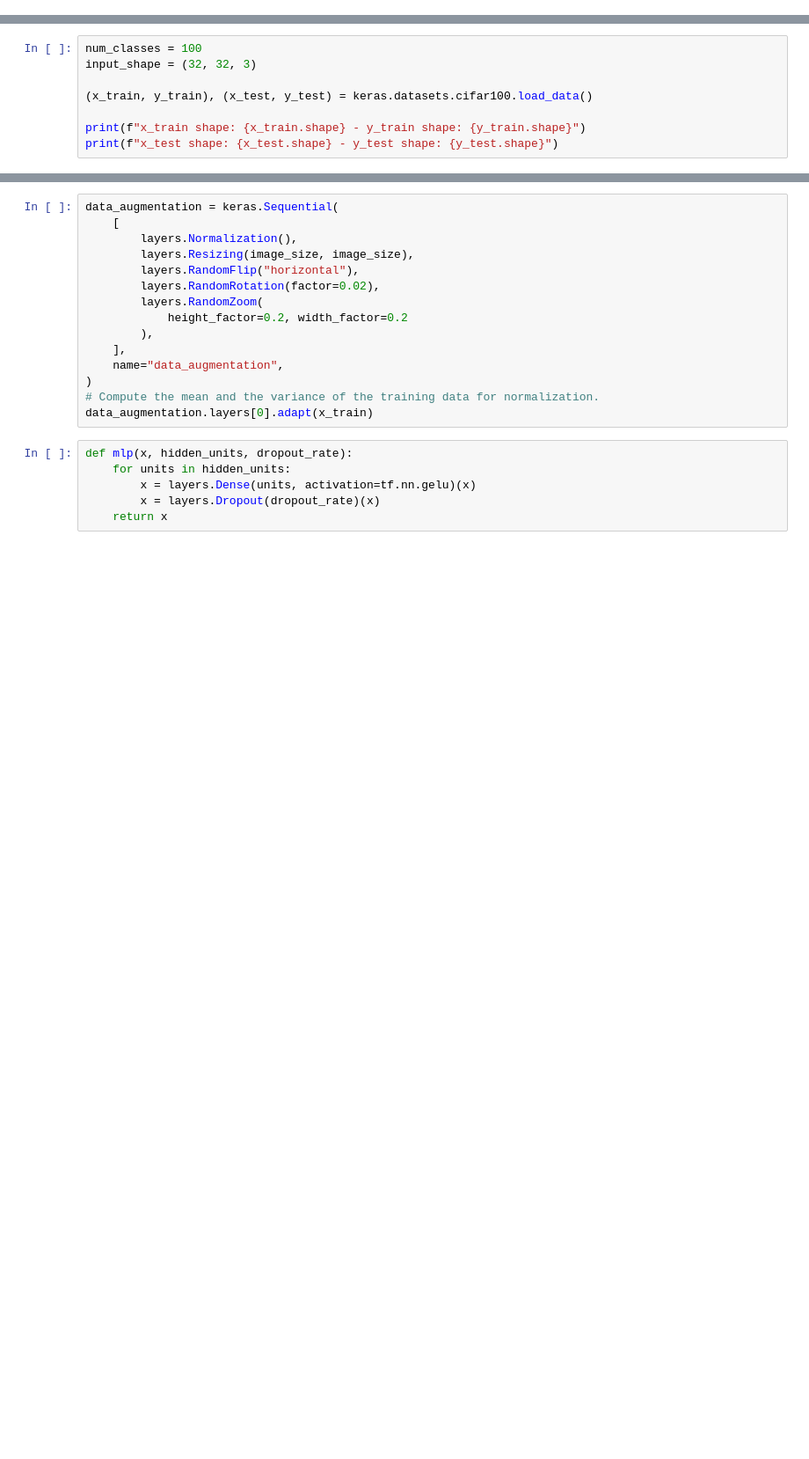
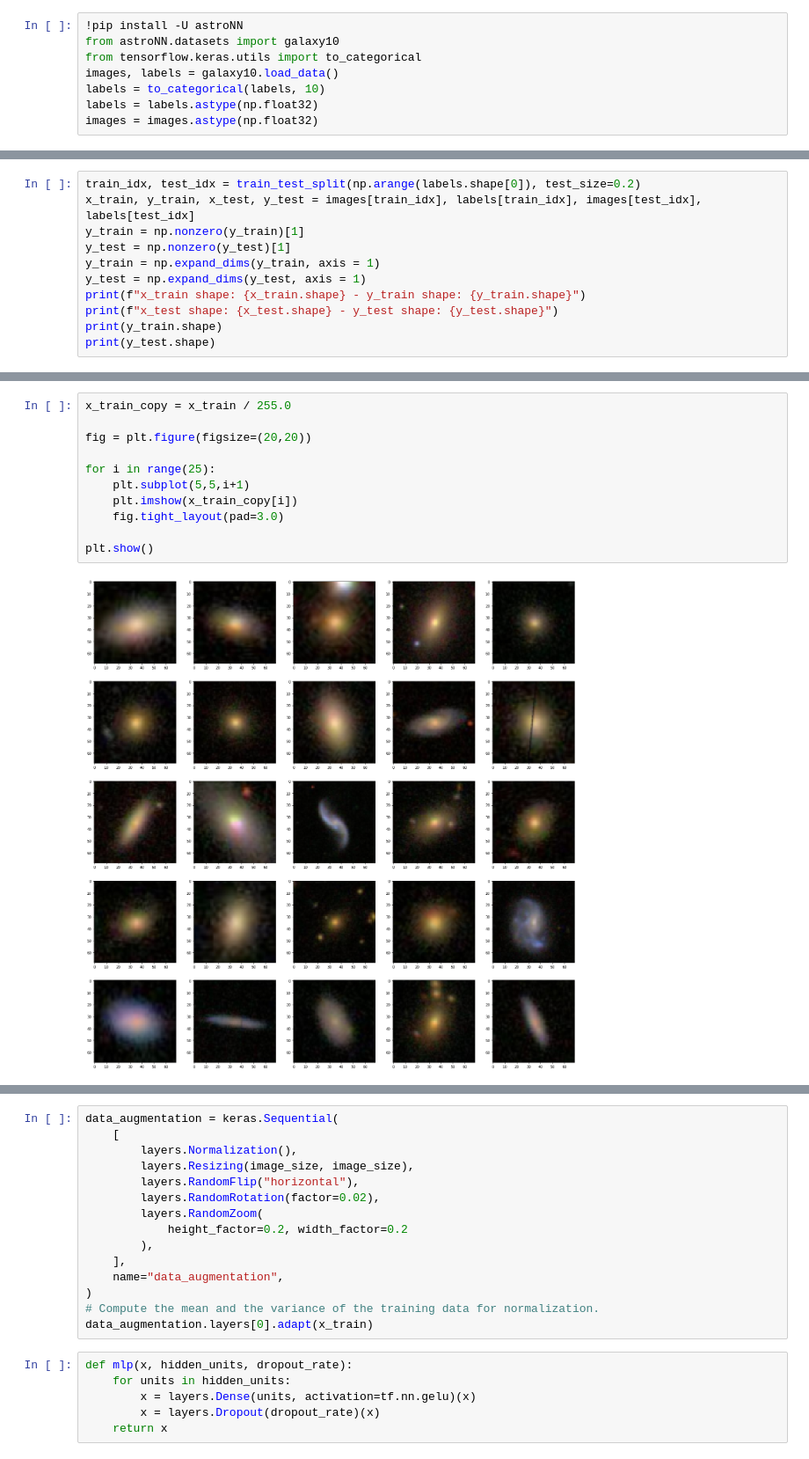
Before and after one commit to Kathy-Peng/Vision-Transformer-for-Galaxy-Classifier, a Jupyter notebook: Vision_Transformer_for_Galaxy_Classification.ipynb, the cells around one changed output, grey strips where cells are left out. Shown at 88% size. Cells and saved outputs as stored; diff of their text form; blank space fills up the shorter version.

Commit message:
finished training

```diff
--- a/Vision_Transformer_for_Galaxy_Classification.ipynb
+++ b/Vision_Transformer_for_Galaxy_Classification.ipynb
@@ -18,0 +29,8 @@ Successfully installed tensorflow-addons-0.17.1
+# %%
+!pip install -U astroNN
+from astroNN.datasets import galaxy10
+from tensorflow.keras.utils import to_categorical
+images, labels = galaxy10.load_data()
+labels = to_categorical(labels, 10)
+labels = labels.astype(np.float32)
+images = images.astype(np.float32)
@@ -19,9 +59,12 @@ Successfully installed tensorflow-addons-0.17.1
 # %%
-num_classes = 100
-input_shape = (32, 32, 3)
-
-(x_train, y_train), (x_test, y_test) = keras.datasets.cifar100.load_data()
-
+train_idx, test_idx = train_test_split(np.arange(labels.shape[0]), test_size=0.2)
+x_train, y_train, x_test, y_test = images[train_idx], labels[train_idx], images[test_idx], labels[test_idx]
+y_train = np.nonzero(y_train)[1]
+y_test = np.nonzero(y_test)[1]
+y_train = np.expand_dims(y_train, axis = 1)
+y_test = np.expand_dims(y_test, axis = 1)
 print(f"x_train shape: {x_train.shape} - y_train shape: {y_train.shape}")
 print(f"x_test shape: {x_test.shape} - y_test shape: {y_test.shape}")
+print(y_train.shape)
+print(y_test.shape)
 # %% [output]
@@ -33 +77,14 @@ x_test shape: (10000, 32, 32, 3) - y_test shape: (10000, 1)
+# %%
+x_train_copy = x_train / 255.0
+
+fig = plt.figure(figsize=(20,20))
+
+for i in range(25):
+    plt.subplot(5,5,i+1)
+    plt.imshow(x_train_copy[i])
+    fig.tight_layout(pad=3.0)
+
+plt.show()
+# %% [output]
+[figure, added]
 # %%
```
Also changed, not shown: parts of 11 cells of this notebook, 1 other file.
